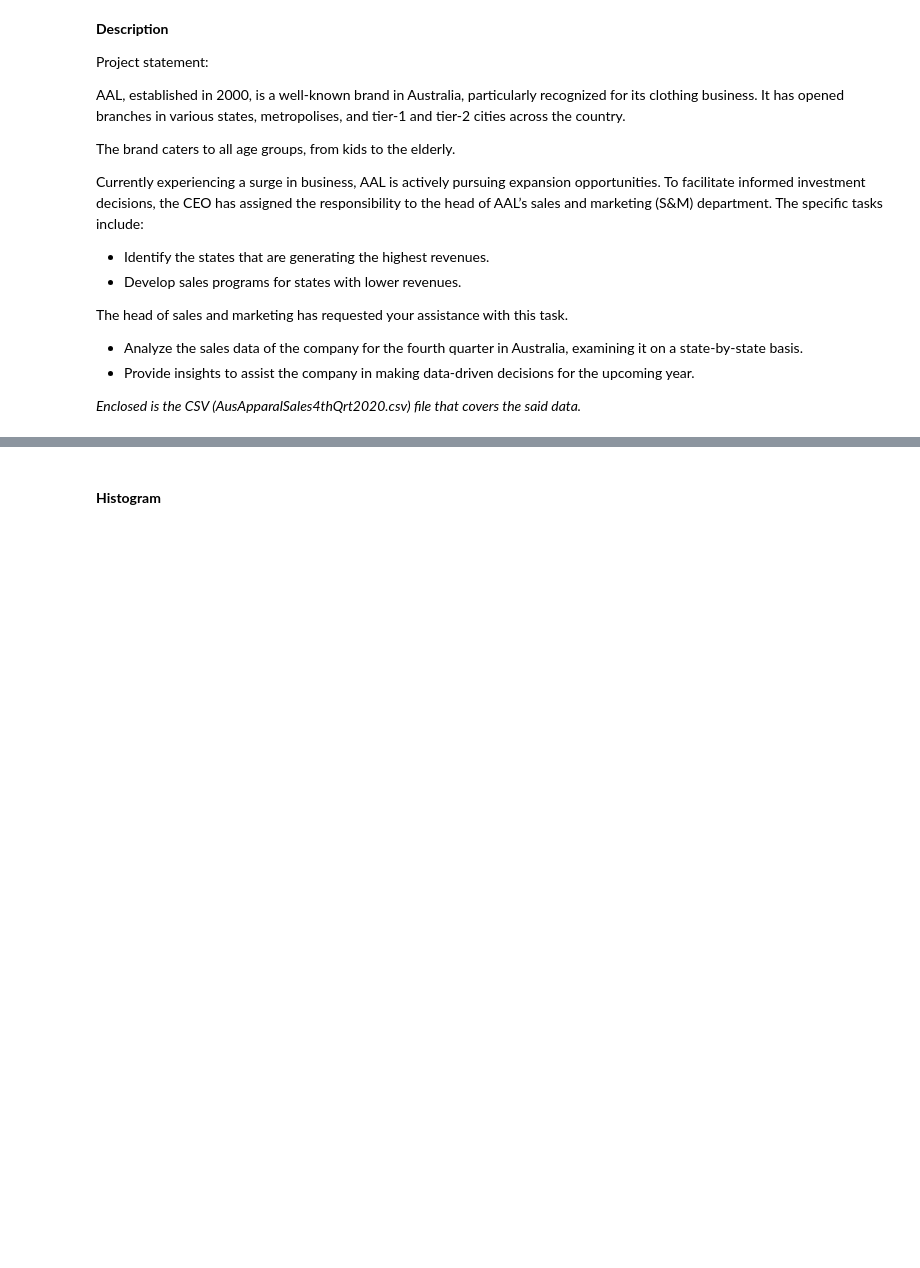
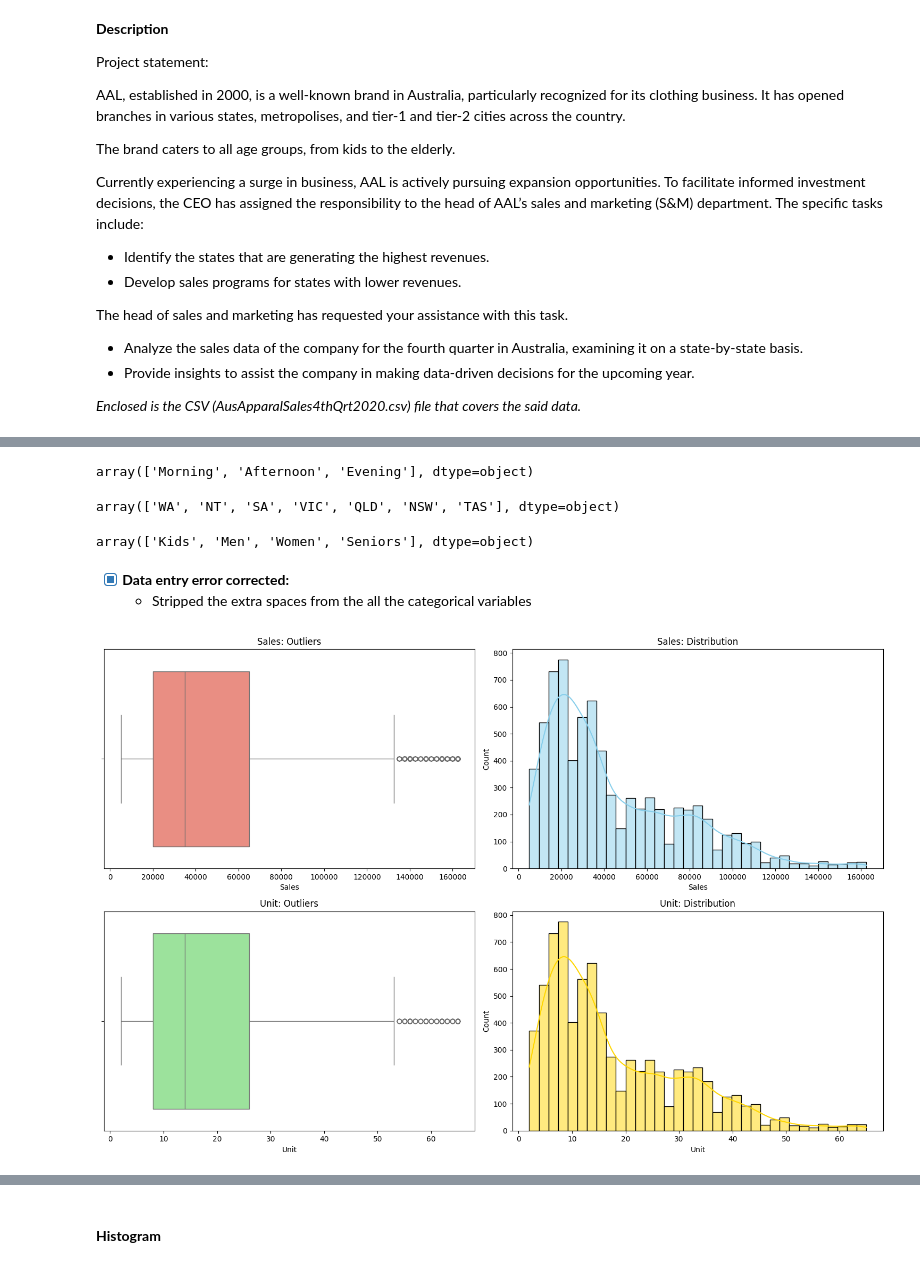
Before and after one commit to MM33NA/AI-machine-learning-projects, a Jupyter notebook: exploratory-data-analysis/sales_analysis.ipynb, the cells around one changed output, grey strips where cells are left out. Saved outputs shown, nothing was run; the diff lists cells and outputs as text; code cells hidden in the pictures; blank space fills up the shorter version.

```diff
--- a/exploratory-data-analysis/sales_analysis.ipynb
+++ b/exploratory-data-analysis/sales_analysis.ipynb
@@ -86,0 +125,6 @@ df.head()
+# %%
+# Convert Date and set as Index
+# changes "Date" dtype 'object' --> dtype 'datetime'
+df['Date'] = pd.to_datetime(df['Date'])
+df.set_index('Date', inplace=True)
+df.head()
@@ -86,0 +139,5 @@ df.head()
+# %%
+# Extract Day of Week for Visualization
+df['Day_of_Week'] = df.index.day_name()
+
+df.head()
@@ -86,0 +185,52 @@ df.head()
+# %%
+# Clean column names and strip 'Time' strings
+# Strip --> Removes the extra spaces from the values and cleans it.
+
+df.columns = df.columns.str.strip()
+df['Time'] = df['Time'].str.strip()
+
+df.columns = df.columns.str.strip()
+df['State'] = df['State'].str.strip()
+
+df.columns = df.columns.str.strip()
+df['Group'] = df['Group'].str.strip()
+# %%
+# Check if the extra spaces were removed from values -- Time
+df['Time'].unique()
+# %% [output]
+array(['Morning', 'Afternoon', 'Evening'], dtype=object)
+# %%
+# Check if the extra spaces were removed from values -- State
+
+df['State'].unique()
+# %% [output]
+array(['WA', 'NT', 'SA', 'VIC', 'QLD', 'NSW', 'TAS'], dtype=object)
+# %%
+# Check if the extra spaces were removed from values -- Group
+
+df['Group'].unique()
+# %% [output]
+array(['Kids', 'Men', 'Women', 'Seniors'], dtype=object)
+# %% [markdown]
+- [X] **Data entry error corrected:**
+  - Stripped the extra spaces from the all the categorical variables
+# %%
+# Create a 2x2 grid to check both Sales and Units
+fig, axes = plt.subplots(2, 2, figsize=(15, 10))
+
+# --- Row 1: Sales ---
+sns.boxplot(x=df['Sales'], color='salmon', ax=axes[0,0])
+sns.histplot(df['Sales'], kde=True, color='skyblue', ax=axes[0,1])
+axes[0,0].set_title('Sales: Outliers')
+axes[0,1].set_title('Sales: Distribution')
+
+# --- Row 2: Units ---
+sns.boxplot(x=df['Unit'], color='lightgreen', ax=axes[1,0])
+sns.histplot(df['Unit'], kde=True, color='gold', ax=axes[1,1])
+axes[1,0].set_title('Unit: Outliers')
+axes[1,1].set_title('Unit: Distribution')
+
+plt.tight_layout()
+plt.show()
+# %% [output]
+[figure, added]
```
Also changed, not shown: parts of 79 cells of this notebook.
